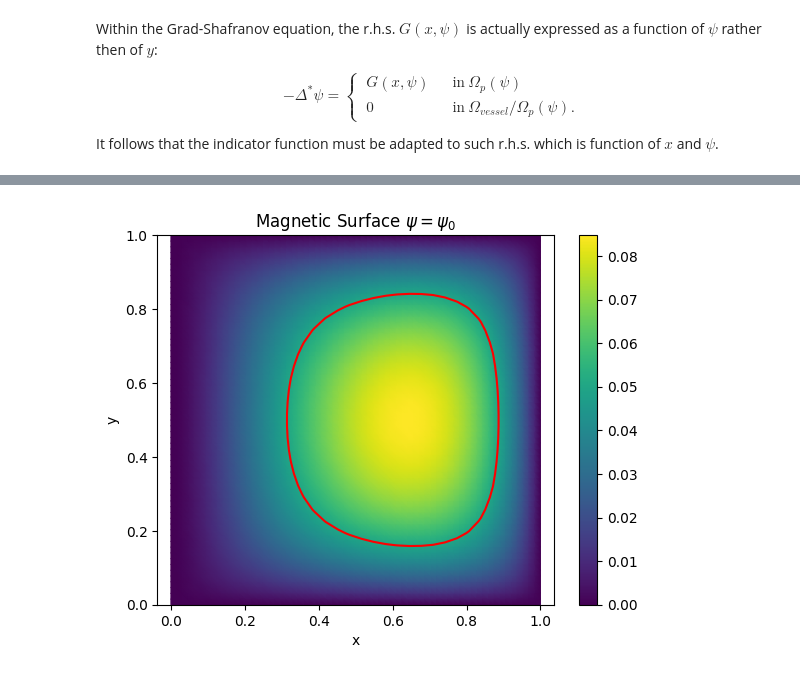
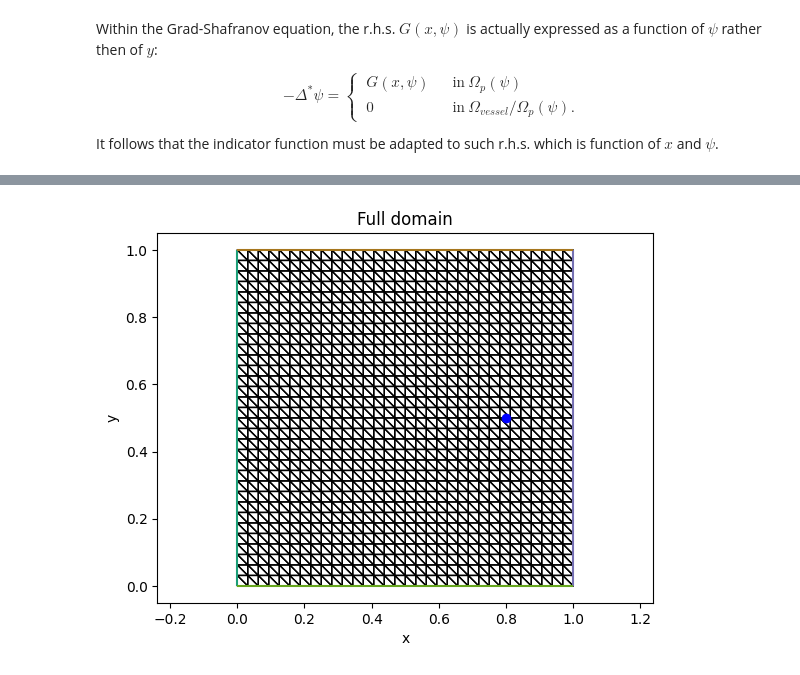
Before and after one commit to lucaciarimboli/tesi, a Jupyter notebook: Firedrake/PlasmaBoundary.ipynb, the cells around one changed output, grey strips where cells are left out. Cells and saved outputs as stored; diff of their text form; code cells hidden in the pictures.

```diff
--- a/Firedrake/PlasmaBoundary.ipynb
+++ b/Firedrake/PlasmaBoundary.ipynb
@@ -289,35 +266,40 @@ fig.colorbar(q)
-# %%
-# Define arbitrarely a value for psi0
-psi0 = 0.05 # Imagine this comes from the position of the limiter
-
-# Plot the estimated plasma boundary:
-x_min, x_max = 0, 1
-y_min, y_max = 0, 1
-Nx, Ny = n, n          # resolution of the grid (increase for better resolution)
-
-# Create the grid
-x = np.linspace(x_min, x_max, Nx)
-y = np.linspace(y_min, y_max, Ny)
-X, Y = np.meshgrid(x, y)
-
-# Evaluate the function on the grid
-PSI = np.zeros_like(X)
-
-for i in range(Nx):
-    for j in range(Ny):
-        point = (X[j, i], Y[j, i])  # Note: meshgrid ordering
-        try:
-            PSI[j, i] = psi.at(point)  # psi.at expects a tuple (x,y)
-        except:
-            PSI[j, i] = np.nan         # Mark outside points as nan
-
-fig, ax = plt.subplots()
-fig.colorbar(tripcolor(psi, axes=ax))
-plt.contour(X, Y, PSI, levels=[psi0], colors='red')  # extract and plot psi=psi0
-plt.title(r"Magnetic Surface $\psi = \psi_0$")
-plt.xlabel("x")
-plt.ylabel("y")
-plt.axis('equal')
-plt.show()
-# %% [output]
-[figure, removed]
+# %%
+# Import Mesh:
+n = 32
+mesh = UnitSquareMesh(n, n)
+
+# Define Function Space
+V = FunctionSpace(mesh, 'P', 2)
+x,y = SpatialCoordinate(mesh) # R = x, z = y.
+
+# Define G function:
+def G(x,psi_old):
+  return x**2 + 1
+
+# Initialize the mask and the function:
+psi = Function(V)
+phi = TestFunction(V)
+psi_mask = Function(V)
+psi_old = Function(V)
+
+psi_old.interpolate(Constant(0.0)) # Initial guess
+psi_mask.interpolate(Constant(1.0)) # Initial plasma region
+
+# Define boundary conditions:
+bc = DirichletBC(V, 0.0, 'on_boundary')
+
+# Define limiter points:
+#limiter_points = [(0.8, 0.15), (0.2, 0.5), (0.8, 0.75)]
+limiter_points = [(0.8,0.5)]
+# %%
+# Plot the mesh:
+fig, ax = plt.subplots()
+triplot(mesh, axes=ax)
+plt.scatter(*zip(*limiter_points), color='blue', label='Limiter Points')
+plt.title(r"Full domain")
+plt.xlabel("x")
+plt.ylabel("y")
+plt.axis('equal')
+plt.show()
+# %% [output]
+[figure, added]
```
Also changed, not shown: parts of 14 cells of this notebook, 1 other file.
